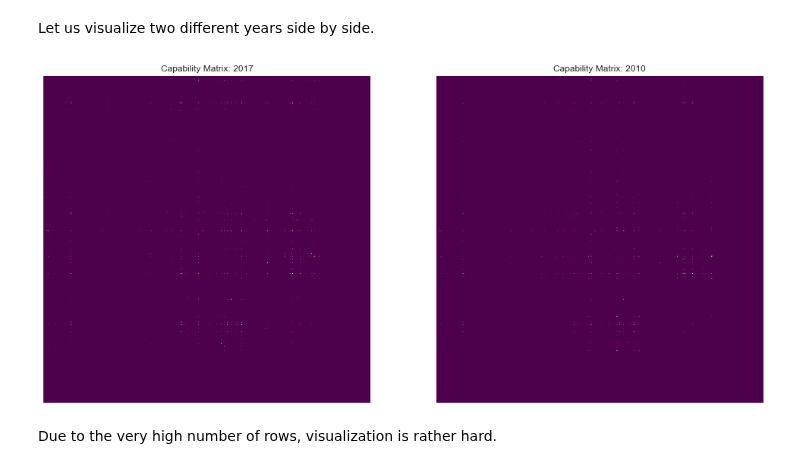
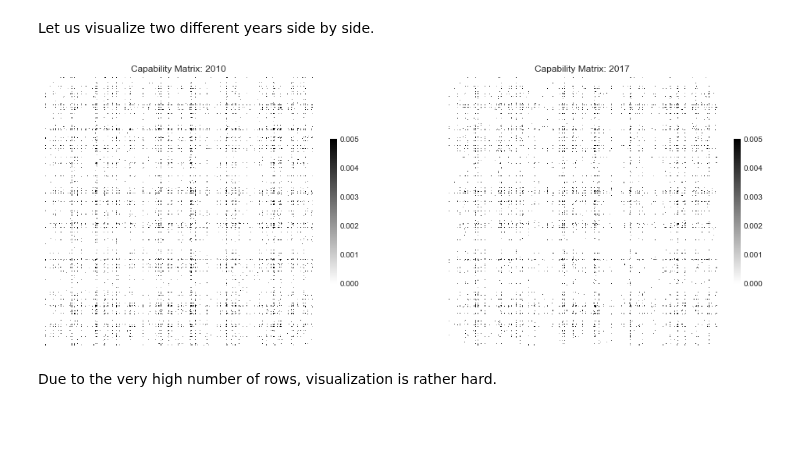
Before and after one commit to duarteocarmo/technological_capabilities, a Jupyter notebook: clean_notebooks/4_1_Macro Level Analysis.ipynb, the cells around one changed output. Cells and saved outputs as stored; diff of their text form; code cells hidden in the pictures; blank space fills up the shorter version.

```diff
--- a/clean_notebooks/4_1_Macro Level Analysis.ipynb
+++ b/clean_notebooks/4_1_Macro Level Analysis.ipynb
@@ -113,18 +92,0 @@ We add the labels where there is an interesction of names. Output-output, Feedst
-# %%
-q_Inter_axis = """  MATCH (a:Asset)-[:CONTAINS]->(fs:{})
-                    MATCH (a:Asset)-[:CONTAINS]->(t:{})
-                    WHERE fs<>t
-                    RETURN fs.term, t.term, count(a)
-                                    """
-process_variables = ['Feedstock', 'Output', 'ProcessingTech']
-
-# Extra labels that only appear in non-intersection queries
-for category in process_variables:
-    data_no_intersections = DataFrame(connection_to_graph.data(q_Inter_axis.format(category, category))).as_matrix()
-    for column_number in range(1,3):
-        column = data_no_intersections[:, column_number]
-        for name in column:
-            if name not in axis_names:
-                axis_names.append(name)
-
-print 'The axis list has {} terms.'.format(len(axis_names))
@@ -132,0 +93,7 @@ The axis list has 342 terms.
+# %%
+f_terms = list(set(DataFrame(connection_to_graph.data('MATCH (a:Asset)-[:CONTAINS]->(fs:Feedstock) RETURN  fs.term, count(a)')).as_matrix()[:, 1]))
+o_terms = list(set(DataFrame(connection_to_graph.data('MATCH (a:Asset)-[:CONTAINS]->(fs:Output) RETURN  fs.term, count(a)')).as_matrix()[:, 1]))
+pt_terms = list(set(DataFrame(connection_to_graph.data('MATCH (a:Asset)-[:CONTAINS]->(fs:ProcessingTech) RETURN  fs.term, count(a)')).as_matrix()[:, 1]))
+bbo = list(set(f_terms + pt_terms + o_terms))
+print len(bbo)
+axis_names = bbo
@@ -916,27 +936,30 @@ For example, if in year X1, Y1% of the assets related to sugar, what is the perc
 Let us visualize two different years side by side.
 # %%
 ## call functions
-first_year = 2017
-second_year = 2010
-colors = 'BuPu_r'
-fst_year_matrix = get_year_matrix(first_year, normalization=False)
-scnd_year_matrix = get_year_matrix(second_year, normalization=False)
+first_year = 2010
+second_year = 2017
+colors='binary'
+
+graph_holder = 0.005
+
+fst_year_matrix = get_year_matrix(first_year, normalization=True)
+scnd_year_matrix = get_year_matrix(second_year, normalization=True)
 
 # create a subplot
 plt.subplots(2,1,figsize=(17,17))
 
 # first heatmap
 plt.subplot(121)
-sns.heatmap(fst_year_matrix, cmap=colors,  cbar=None, square=True, xticklabels=False, yticklabels=False)
+sns.heatmap(fst_year_matrix , cmap=colors,  cbar=True,cbar_kws={"shrink": .2}, square=True, xticklabels=False, yticklabels=False, vmax=graph_holder)
 plt.title('Capability Matrix: {}'.format(first_year))
 
 # second heatmap
 plt.subplot(122)
-sns.heatmap(scnd_year_matrix, cmap=colors, cbar=None, square=True, xticklabels=False, yticklabels=False)
+sns.heatmap(scnd_year_matrix , cmap=colors,  cbar=True,cbar_kws={"shrink": .2}, square=True, xticklabels=False, yticklabels=False, vmax=graph_holder)
 plt.title('Capability Matrix: {}'.format(second_year))
 plt.show()
 # %% [output]
-[figure, old version]
+[figure, new version]
 # %% [markdown]
 Due to the very high number of rows, visualization is rather hard.
 # %% [markdown]
```
Also changed, not shown: parts of 17 cells of this notebook, 5 other files.
